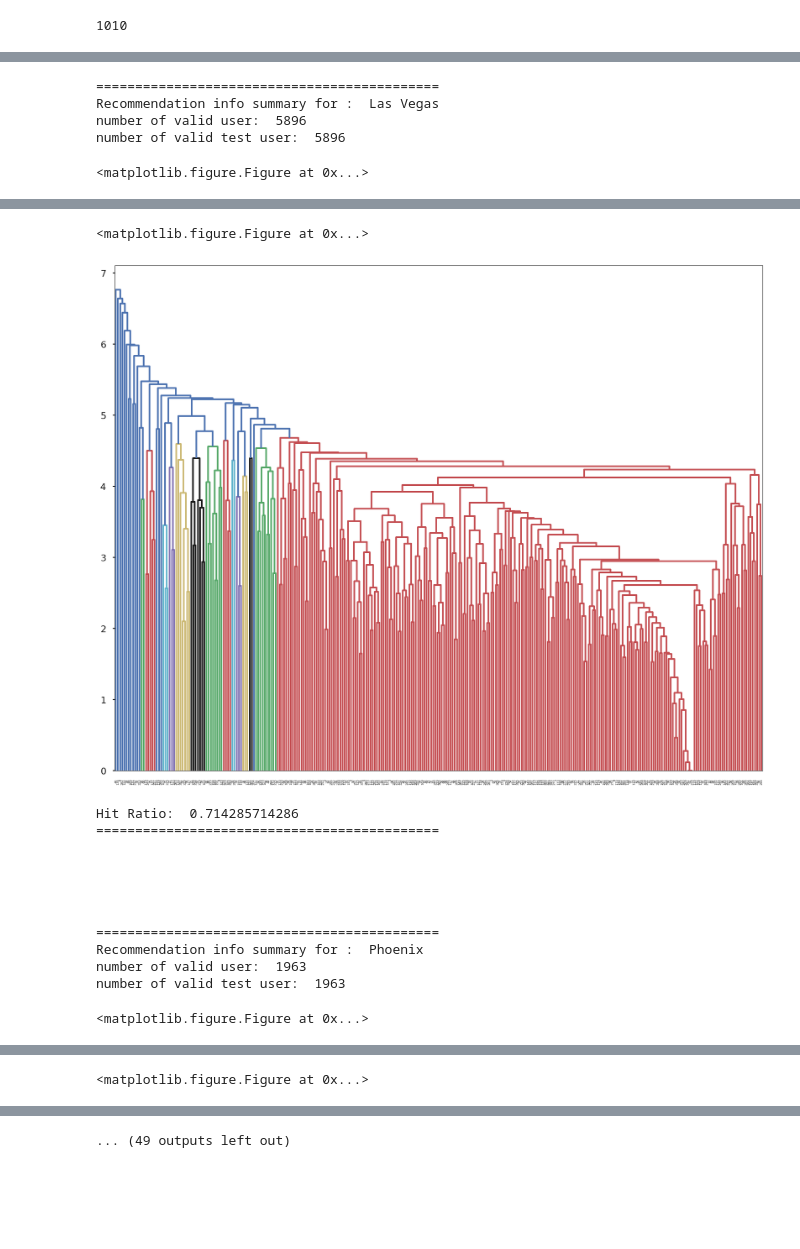
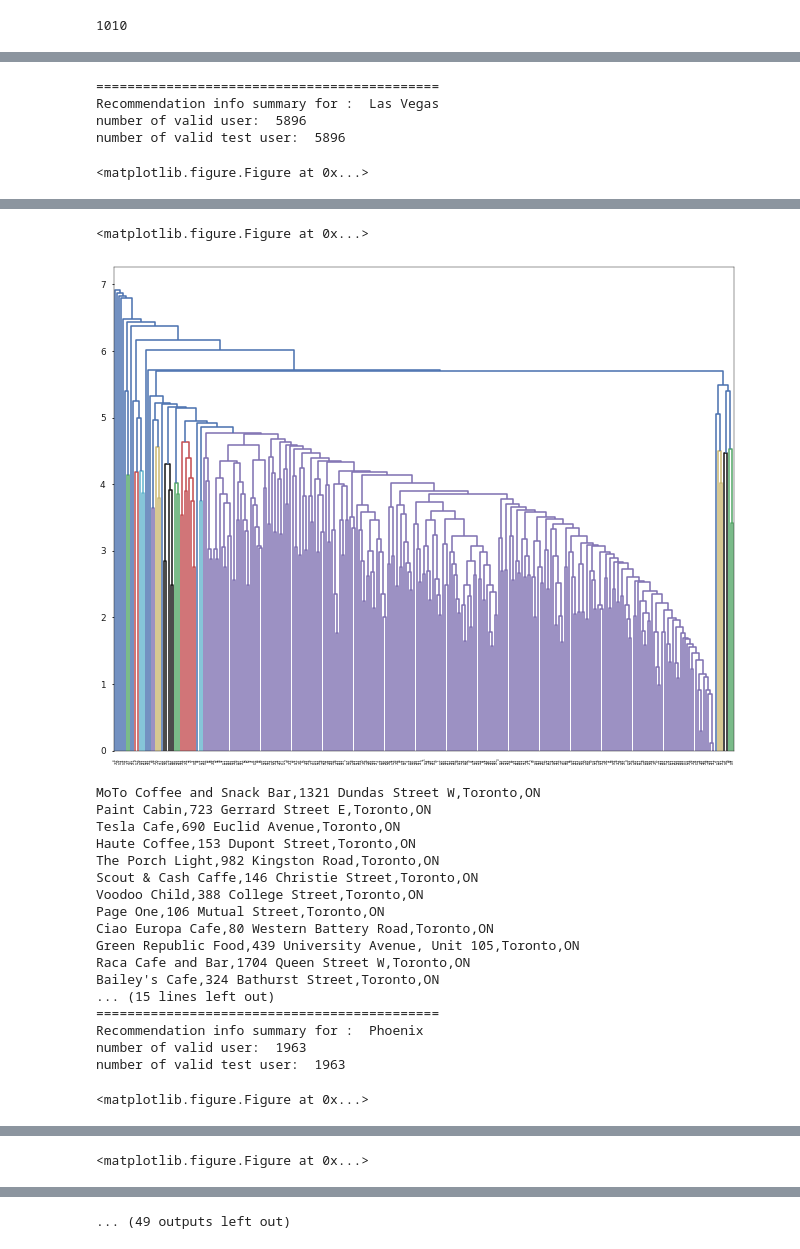
Before and after one commit to AbhayKasturia/YelpRecommendationSystem, a Jupyter notebook: Clustering/Clustering-based-on-city.ipynb, the cells around one changed output, grey strips where cells are left out. Cells and saved outputs as stored; diff of their text form; code cells hidden in the pictures; blank space fills up the shorter version.

Commit message:
change cluster number to be equal to number of categories

```diff
--- a/Clustering/Clustering-based-on-city.ipynb
+++ b/Clustering/Clustering-based-on-city.ipynb
@@ -224,7 +236,7 @@ def recommend_based_on_state(state):
                 data[business][k] = statistics.mean(v)
 
         for business in data:
-            for i in tc:
+            for i in tc[state]:
                 if i not in data[business]:
                     data[business][i] = 3.12
 
@@ -232,7 +244,7 @@ def recommend_based_on_state(state):
         for k, v in data.items():
             nbcrmap[k] = []
             value = []
-            for i in tc:
+            for i in tc[state]:
                 value.append(v[i])
             nbcrmap[k] = value
         return nbcrmap
@@ -245,7 +257,7 @@ def recommend_based_on_state(state):
             for cate, value in data[user].items():
                 data[user][cate] = statistics.mean(value)
         for user in data:
-            for i in tc:
+            for i in tc[state]:
                 if i not in data[user]:
                     data[user][i] = 3.12
 
@@ -253,7 +265,7 @@ def recommend_based_on_state(state):
         for k, v in data.items():
             nucrmap[k] = []
             value = []
-            for i in tc:
+            for i in tc[state]:
                 value.append(v[i])
             nucrmap[k] = value
         return nucrmap
@@ -267,7 +279,7 @@ def recommend_based_on_state(state):
     # Agglomerative clustering using scipy
     Z = scipy.cluster.hierarchy.linkage(listV[:300], method='average')
     plt.clf()
-    fig = plt.figure(figsize=(20, 16), dpi=100, facecolor='w', edgecolor='k')
+    fig = plt.figure(figsize=(20, 16), dpi=40, facecolor='w', edgecolor='k')
     dd = scipy.cluster.hierarchy.dendrogram(Z)
     plt.savefig('{}.pdf'.format('average'))
     plt.show()
@@ -283,7 +295,7 @@ def recommend_based_on_state(state):
     data1 = np.load('123.npy')
 
     # get number of clusters from above plot and generate clusters dictionary
-    model = cluster.AgglomerativeClustering(linkage='average', n_clusters=11)
+    model = cluster.AgglomerativeClustering(linkage='average', n_clusters=20)
     result = model.fit_predict(listV)
     clusters = {}
     for i in range(len(result)):
@@ -330,24 +342,47 @@ def recommend_based_on_state(state):
             idcg += 5/i
         if idcg == 0:
             return 0
-        return gain/idcg
+        return np.array([gain,idcg])
 
     def evaluate(list_test):
-        hr = np.array([0,0])
+        hr = np.array([0.,0.])
+        ndcg = np.array([0.,0.])
         for uid in list_test:
             recs = generate_recommendatioin(uid)
             tmp = cacluate_hr(uid, recs)
+            ndcg += calculate_ndcg(uid, recs)
             hr += tmp
         print('Hit Ratio: ', hr[0]/hr[1])
+        print('NDCG: ', ndcg[0]/ndcg[1])
         print('============================================')
         print('\n\n\n\n')
-        return hr[0]/hr[1]
+        return (hr[0]/hr[1], ndcg[0]/ndcg[1])
+
+    # user index corresponding to user vector dictionary
+    index = random.randint(0,len(listK)-1)
+    # Get the users cluster vector
+    user_vector = average_vector[result[index]]
+    # Perfor inner dot product between user_vector and each business vector
+
+    result_bcrmap = {}
+    for i in nbcrmp:
+        result_bcrmap[i] = np.inner(user_vector, nbcrmp[i])
+    # Sort the business based on the minimum value of above operation. Keep top 20 businesses
+    top_business = sorted(result_bcrmap.items(), key=lambda x:(-x[1]))[1:20]
+    # print out the recommended businesses
+
+    for k,v in top_business:
+        print(business_name[k])
+
 
     return evaluate(valid_list)
 # %%
 hr_list = []
+ndcg_list = []
 for state in list_city[:20]:
-    hr_list.append(recommend_based_on_state(state))
+    result = recommend_based_on_state(state)
+    hr_list.append(result[0])
+    ndcg_list.append(result[1])
 # %% [output]
 ============================================
 Recommendation info summary for :  Las Vegas
@@ -365,16 +406,22 @@ Hit Ratio:  0.598484848485
 ============================================
 Recommendation info summary for :  Toronto
 number of valid user:  2104
 number of valid test user:  2104
 <matplotlib.figure.Figure at 0x...>
-[figure, old version]
+[figure, new version]
-Hit Ratio:  0.714285714286
-============================================
-
-
-
-
-
+MoTo Coffee and Snack Bar,1321 Dundas Street W,Toronto,ON
+Paint Cabin,723 Gerrard Street E,Toronto,ON
+Tesla Cafe,690 Euclid Avenue,Toronto,ON
+Haute Coffee,153 Dupont Street,Toronto,ON
+The Porch Light,982 Kingston Road,Toronto,ON
+Scout & Cash Caffe,146 Christie Street,Toronto,ON
+Voodoo Child,388 College Street,Toronto,ON
+Page One,106 Mutual Street,Toronto,ON
+Ciao Europa Cafe,80 Western Battery Road,Toronto,ON
+Green Republic Food,439 University Avenue, Unit 105,Toronto,ON
+Raca Cafe and Bar,1704 Queen Street W,Toronto,ON
+Bailey's Cafe,324 Bathurst Street,Toronto,ON
+... (15 lines left out)
 ============================================
 Recommendation info summary for :  Phoenix
 number of valid user:  1963
```
Also changed, not shown: parts of 8 cells of this notebook, 2 other files.
